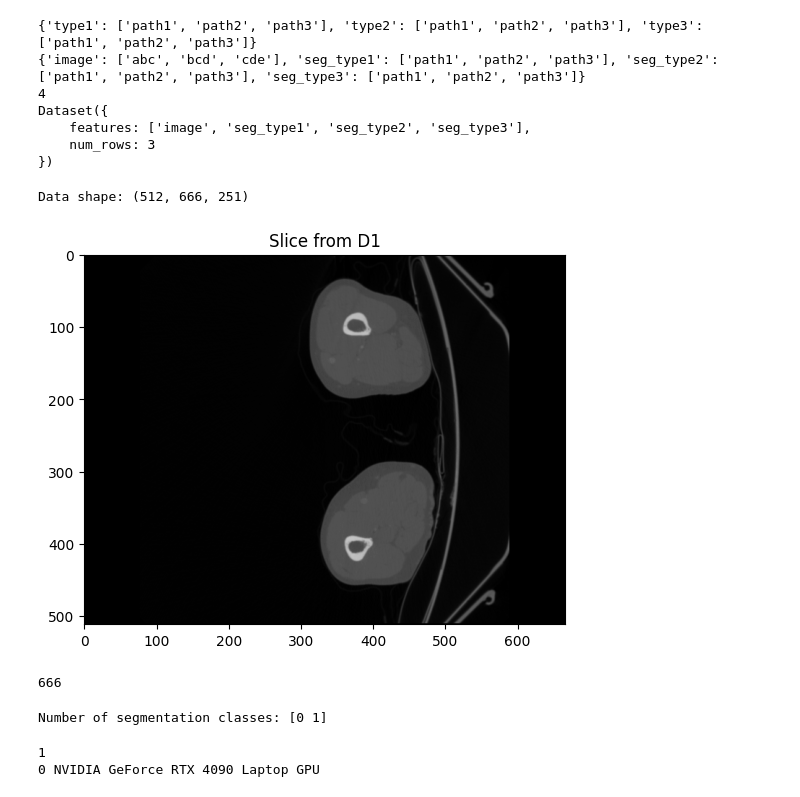
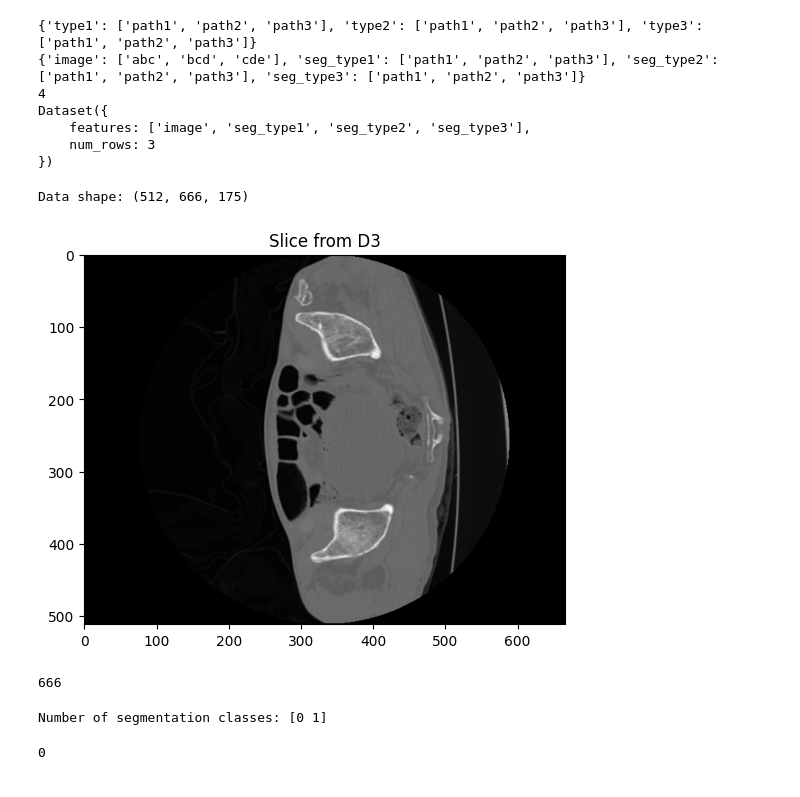
Before and after one commit to patdmp/synthetic-CT-slices, a Jupyter notebook: temp/nrrd_checking.ipynb, the cells around one changed output. Drawn from its saved outputs; the diff is of its cells as text; code cells hidden in the pictures.

```diff
--- a/temp/nrrd_checking.ipynb
+++ b/temp/nrrd_checking.ipynb
@@ -37,29 +37,29 @@ Dataset({
 # %%
 datafolder = 'data_AVT/AVT'
 cohort = 'Dongyang'
 
 total_slices = 0
-for i in range(1,2):
+for i in [3]:
     subject = f'D{i}'
     filename = f'../{datafolder}/{cohort}/{subject}/{subject}.nrrd'
     data, header = nrrd.read(filename)
 
     print(f"Data shape: {data.shape}")
     # print(f"Header: {header}")
     total_slices += data.shape[1]
 
     # Plot one slice as an example
 
     plt.imshow(data[:, :, 0], cmap='gray')
     plt.title(f'Slice from {subject}')
     plt.show()
 
     # print(f"Max value: {np.max(data)}")
     # print(f"Min value: {np.min(data)}")
 print(total_slices)
 # %% [output]
-Data shape: (512, 666, 251)
+Data shape: (512, 666, 175)
-[figure, old version]
+[figure, new version]
 666
 # %%
 datafolder = 'data_AVT/AVT'
@@ -79,8 +79,7 @@ print(torch.cuda.device_count())
 for i in range(torch.cuda.device_count()):
     print(i, torch.cuda.get_device_name(i))
 # %% [output]
-1
-0 NVIDIA GeForce RTX 4090 Laptop GPU
+0
 # %%
 device = torch.device("cuda" if torch.cuda.is_available() else "cpu")
 print(f"Running on {device}")
```
Also changed, not shown: parts of 2 cells of this notebook, 9 other files.
